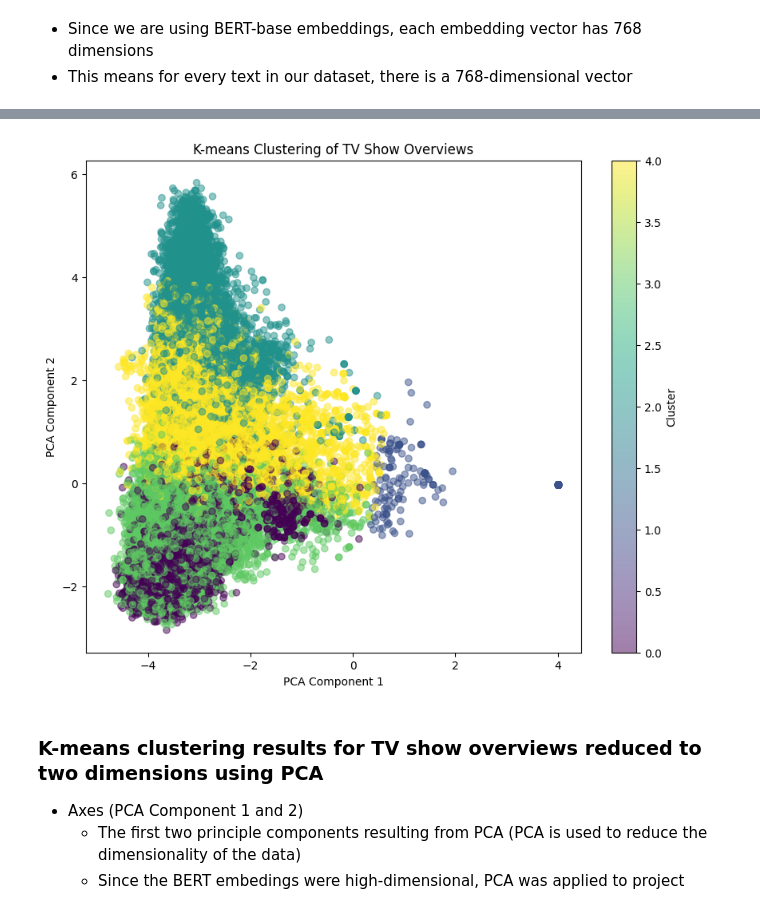
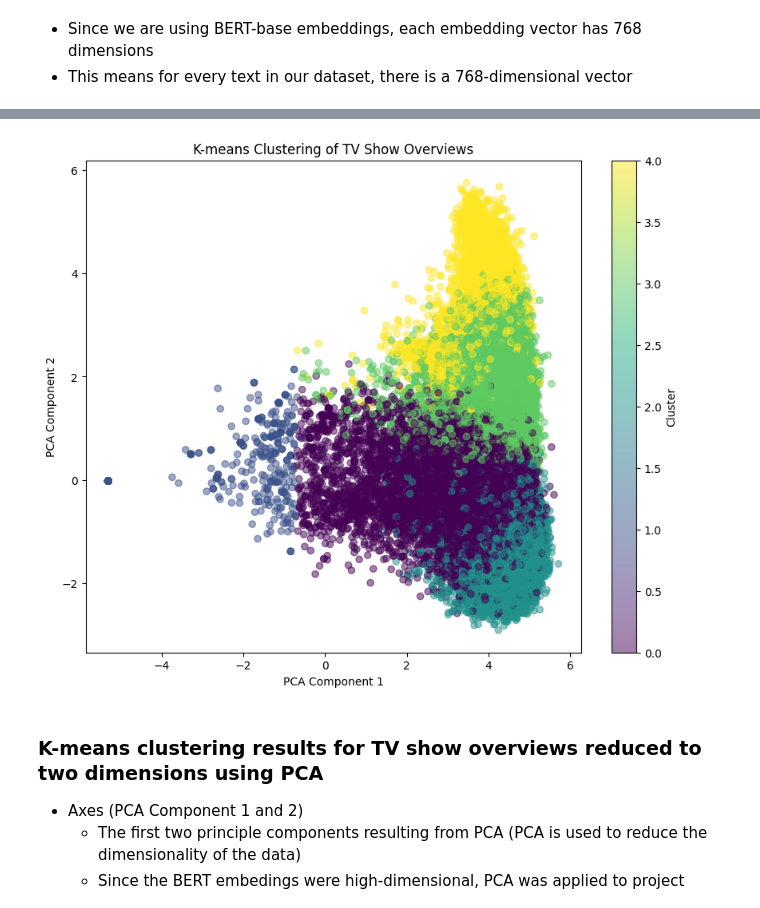
Before and after one commit to DirecTV-Team1A-NextGen-Rec/directv_tvrec, a Jupyter notebook: 7.) BERT_overview.ipynb, the cells around one changed output, grey strips where cells are left out. Saved outputs shown, nothing was run; the diff lists cells and outputs as text; code cells hidden in the pictures.

```diff
--- a/7.) BERT_overview.ipynb
+++ b/7.) BERT_overview.ipynb
@@ -107,3 +116,9 @@ df['bert_cleaned_overview'] = process_with_progress(df['overview'])
 print("Processing complete!")
 # %% [output]
 Processing complete!
+# %%
+# filter out rows where both 'genres' and 'overview' are either NaN or 'Unknown'
+df_filtered = df[
+  ~((df['genres'].isna() | (df['genres'] == 'Unknown')) & (df['overview'].isna() | (df['overview'] == 'Unknown')))
+]
+print(f"Filtered DataFrame shape: {df_filtered.shape}")
@@ -115,15 +132,14 @@ Processing complete!
   * If we noticed that certain clustered shows share a theme like "heist" we can make this a new feature in our dataset
 # %%
 # preprocess by ensuring the embeddings are in a suitable format (numpy array) and potentially normalize them
-embeddings_array = np.vstack(df['bert_cleaned_overview'].to_numpy())
+embeddings_array = np.vstack(df_filtered['bert_cleaned_overview'].to_numpy())
 # %%
 # use MiniBatchKMeans since it is a memory-efficient and faster version of KMeans that avoids some threading issues so we can do the clustering
 from sklearn.cluster import MiniBatchKMeans
 
-#
 num_clusters = 5
 kmeans = MiniBatchKMeans(n_clusters=num_clusters, random_state=0, batch_size=100)
-df['cluster'] = kmeans.fit_predict(embeddings_array)
+df_filtered['cluster'] = kmeans.fit_predict(embeddings_array)
 # %% [output]
 Found Intel OpenMP ('libiomp') and LLVM OpenMP ('libomp') loaded at
 the same time. Both libraries are known to be incompatible and this
@@ -145,20 +166,20 @@ Shape of embeddings array: (168639, 768)
 # %%
 # using PCA to reduce dimensionality since the data is high-dimensional when visualizing
 from sklearn.decomposition import PCA
 import matplotlib.pyplot as plt
 
 pca = PCA(n_components=2) # reduce dimensions to 2 for visualization
 reduced_embeddings = pca.fit_transform(embeddings_array)
 
 plt.figure(figsize=(10, 8))
-plt.scatter(reduced_embeddings[:, 0], reduced_embeddings[:, 1], c=df['cluster'], cmap='viridis', alpha=0.5)
+plt.scatter(reduced_embeddings[:, 0], reduced_embeddings[:, 1], c=df_filtered['cluster'], cmap='viridis', alpha=0.5)
 plt.title('K-means Clustering of TV Show Overviews')
 plt.xlabel('PCA Component 1')
 plt.ylabel('PCA Component 2')
 plt.colorbar(label='Cluster')
 plt.show()
 # %% [output]
-[figure, old version]
+[figure, new version]
 # %% [markdown]
 ### K-means clustering results for TV show overviews reduced to two dimensions using PCA
 * Axes (PCA Component 1 and 2)
```
Also changed, not shown: parts of 17 cells of this notebook.
